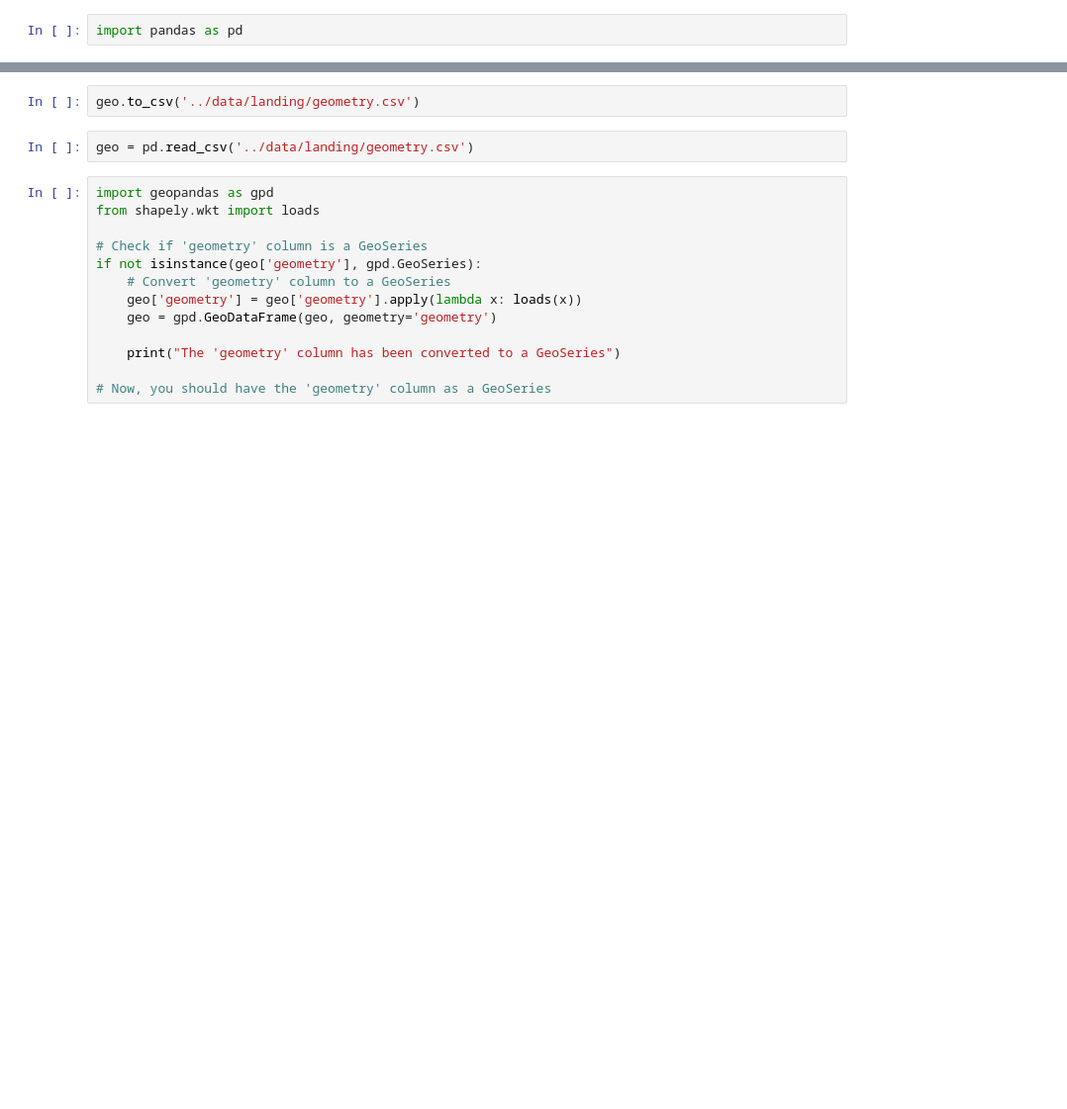
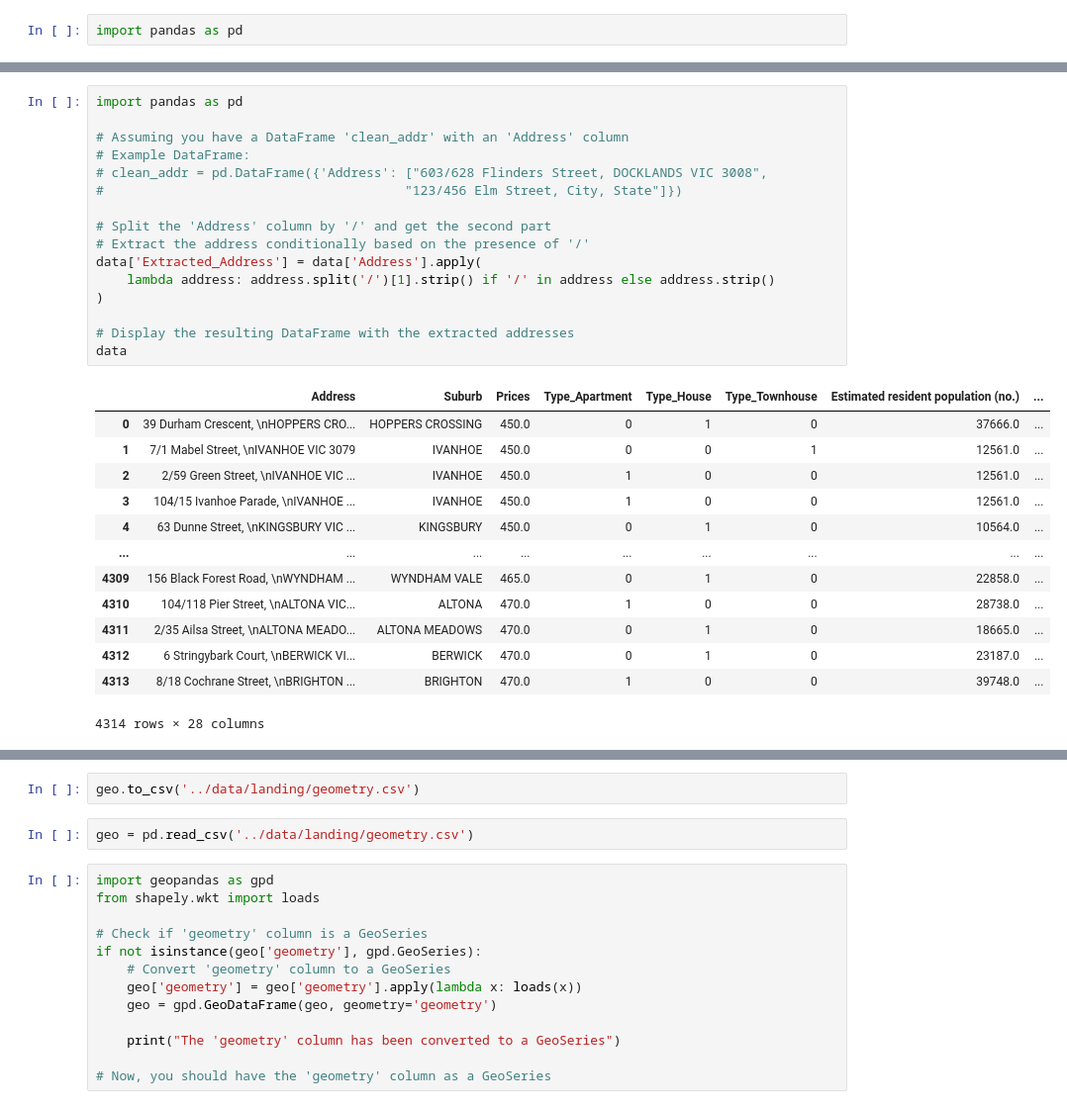
Before and after one commit to vanessagraciia/Real-Estate-Industry-Project, a Jupyter notebook: notebooks/get_long_lat.ipynb, the cells around one changed output, grey strips where cells are left out. Shown at 99% size. Cells and saved outputs as stored; diff of their text form; blank space fills up the shorter version.

```diff
--- a/notebooks/get_long_lat.ipynb
+++ b/notebooks/get_long_lat.ipynb
@@ -7,0 +20,30 @@ len(data)
+# %%
+import pandas as pd
+
+# Assuming you have a DataFrame 'clean_addr' with an 'Address' column
+# Example DataFrame:
+# clean_addr = pd.DataFrame({'Address': ["603/628 Flinders Street, DOCKLANDS VIC 3008",
+#                                       "123/456 Elm Street, City, State"]})
+
+# Split the 'Address' column by '/' and get the second part
+# Extract the address conditionally based on the presence of '/'
+data['Extracted_Address'] = data['Address'].apply(
+    lambda address: address.split('/')[1].strip() if '/' in address else address.strip()
+)
+
+# Display the resulting DataFrame with the extracted addresses
+data
+# %% [output]
+|  | Address | Suburb | Prices | Type_Apartment | Type_House | Type_Townhouse | Estimated resident population (no.) | ... |
+| 0 | 39 Durham Crescent, \nHOPPERS CRO... | HOPPERS CROSSING | 450.0 | 0 | 1 | 0 | 37666.0 | ... |
+| 1 | 7/1 Mabel Street, \nIVANHOE VIC 3079 | IVANHOE | 450.0 | 0 | 0 | 1 | 12561.0 | ... |
+| 2 | 2/59 Green Street, \nIVANHOE VIC ... | IVANHOE | 450.0 | 1 | 0 | 0 | 12561.0 | ... |
+| 3 | 104/15 Ivanhoe Parade, \nIVANHOE ... | IVANHOE | 450.0 | 1 | 0 | 0 | 12561.0 | ... |
+| 4 | 63 Dunne Street, \nKINGSBURY VIC ... | KINGSBURY | 450.0 | 0 | 1 | 0 | 10564.0 | ... |
+| ... | ... | ... | ... | ... | ... | ... | ... | ... |
+| 4309 | 156 Black Forest Road, \nWYNDHAM ... | WYNDHAM VALE | 465.0 | 0 | 1 | 0 | 22858.0 | ... |
+| 4310 | 104/118 Pier Street, \nALTONA VIC... | ALTONA | 470.0 | 1 | 0 | 0 | 28738.0 | ... |
+| 4311 | 2/35 Ailsa Street, \nALTONA MEADO... | ALTONA MEADOWS | 470.0 | 0 | 1 | 0 | 18665.0 | ... |
+| 4312 | 6 Stringybark Court, \nBERWICK VI... | BERWICK | 470.0 | 0 | 1 | 0 | 23187.0 | ... |
+| 4313 | 8/18 Cochrane Street, \nBRIGHTON ... | BRIGHTON | 470.0 | 1 | 0 | 0 | 39748.0 | ... |
+4314 rows × 28 columns
```
Also changed, not shown: parts of 7 cells of this notebook, 11 other files.
